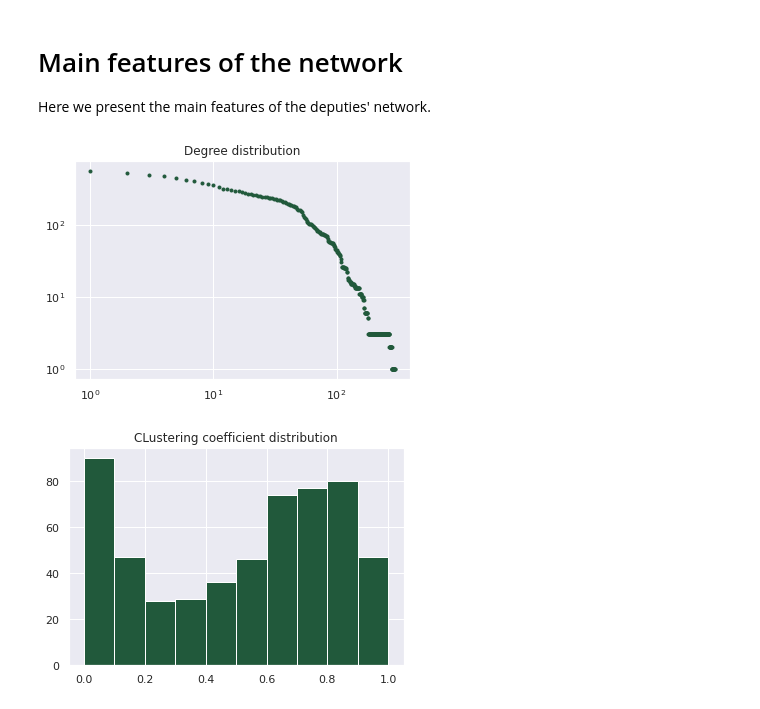
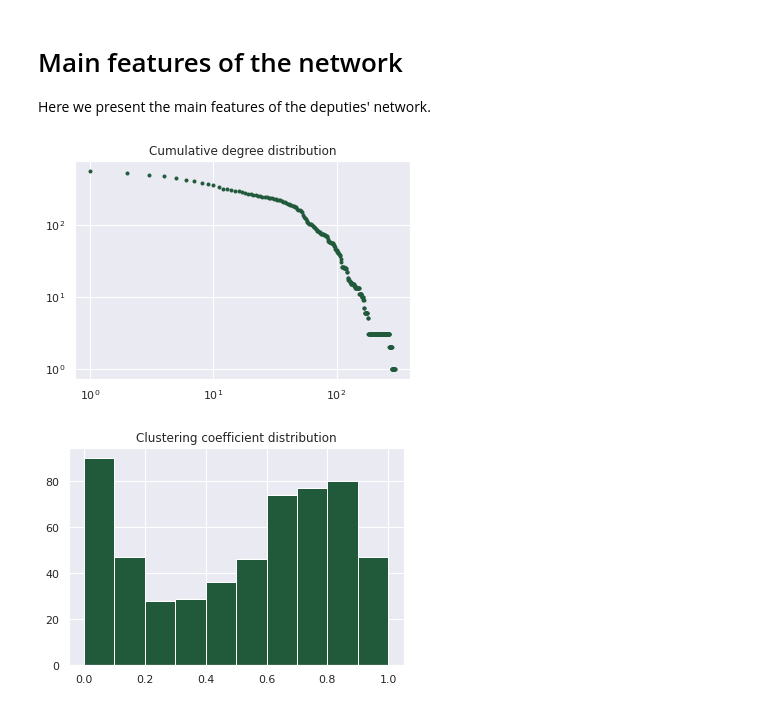
Before and after one commit to lucasmoschen/project-network-science, a Jupyter notebook: notebooks/network_features.ipynb, the cells around one changed output. Saved outputs shown, nothing was run; the diff lists cells and outputs as text; code cells hidden in the pictures.

```diff
--- a/notebooks/network_features.ipynb
+++ b/notebooks/network_features.ipynb
@@ -92,10 +94,10 @@ com_distribution = degree_freq[::-1].cumsum()[::-1]
 # %%
 plt.scatter(degrees, com_distribution, marker = '.', color = palette)
 plt.xscale('log')
 plt.yscale('log')
-plt.title('Degree distribution')
+plt.title('Cumulative degree distribution')
 plt.show()
 # %% [output]
-[figure, old version]
+[figure, new version]
 # %%
 plt.hist(nx.clustering(G).values(), color = palette)
```
Also changed, not shown: parts of 10 cells of this notebook.
